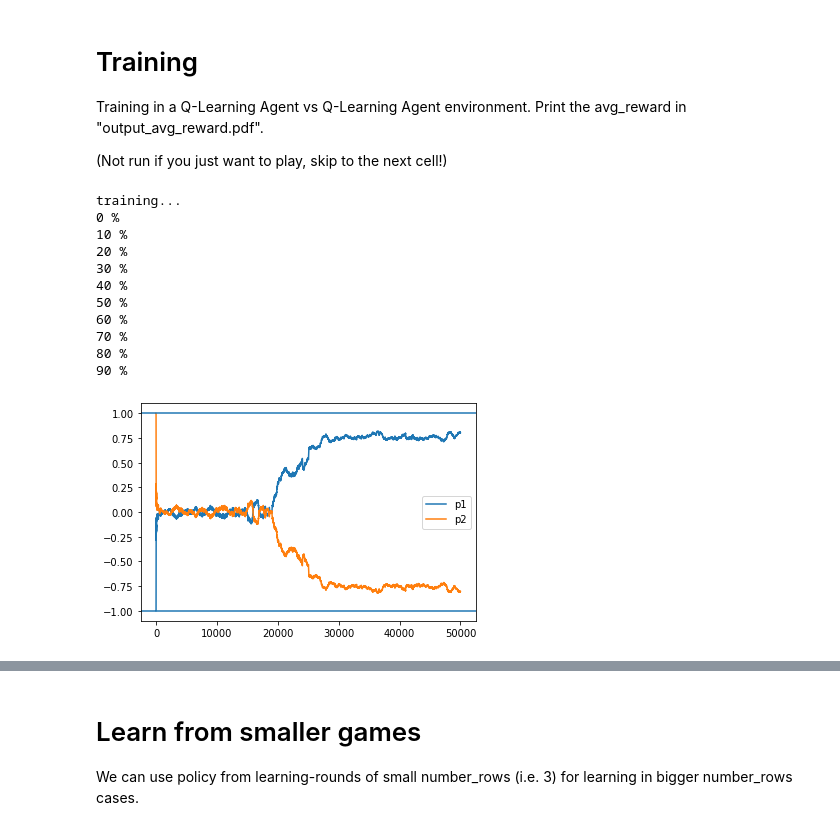
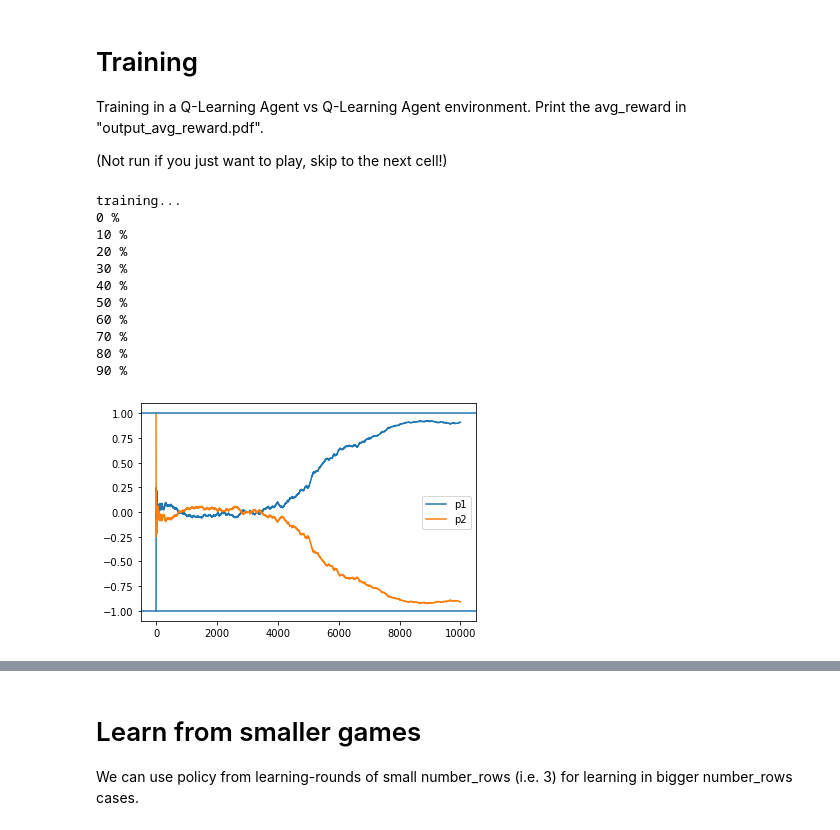
Before and after one commit to danielececcarelli/Transfer-RL-NIM, a Jupyter notebook: nim_final.ipynb, the cells around one changed output, grey strips where cells are left out. Cells and saved outputs as stored; diff of their text form; code cells hidden in the pictures.

```diff
--- a/nim_final.ipynb
+++ b/nim_final.ipynb
@@ -114,7 +114,7 @@ class State:
         print('-------------')
 
     ### after all the rounds, plot the mean rewards ###
-    def plot_rewards(self, p1, p2, num_rows):
+    def plot_rewards(self, p1, p2, num_rows, previous_rows = 0):
         avg_rew_1 = []
         avg_rew_2 = []
 
@@ -129,8 +129,13 @@ class State:
         plt.axhline(y=1, xmin=0, xmax=n)#, label = "1")
         plt.axhline(y=-1, xmin=0, xmax=n)#, label = "-1")
         plt.legend()
-        # save the figure in output_avg_reward_'num_rows'.pdf
-        string_fig = 'output_avg_reward_' + str(num_rows) + '.pdf'
+        # save the figure in output_avg_reward.png
+        string_fig = 'images/output_avg_reward_' + str(num_rows) + '_' + str(n) + '_games'
+
+        if(previous_rows > 0):
+            string_fig = string_fig + '_from' + str(previous_rows)
+
+        string_fig += '.png'
         plt.savefig(string_fig)
 # %% [markdown]
 # Classes of Player (computer) and HumanPlayer
@@ -215,8 +220,14 @@ class Player:
         self.states = []
 
     # save the current policy (after the training part)
-    def savePolicy(self, n):
-        fw = open('policy_' + str(self.name) + '_' + str(n), 'wb')
+    def savePolicy(self, n, previous_case = 0):
+        str_policy = 'policy/policy_' + str(self.name) + '_' + str(n)
+
+        if(previous_case > 0):
+            str_policy += '_from'
+            str_policy += str(previous_case)
+
+        fw = open(str_policy, 'wb')
         pickle.dump(self.states_value, fw)
         fw.close()
 
@@ -291,8 +302,8 @@ class Nim:
 
     def learn_from_previous_cases(self, num_rows_previous_case, rounds):
         n = num_rows_previous_case
-        str1 = 'policy_p1_' + str(n)
-        str2 = 'policy_p2_' + str(n)
+        str1 = 'policy/policy_p1_' + str(n)
+        str2 = 'policy/policy_p2_' + str(n)
 
         if(n == self.State.number_rows):
             self.p1.loadPolicy(str1)
@@ -300,10 +311,10 @@ class Nim:
         elif(n < self.State.number_rows):
             self.p1.loadPolicy_from_previous_cases(str1, n, self.State.number_rows)
             self.p2.loadPolicy_from_previous_cases(str2, n, self.State.number_rows)
-            self.learn(rounds)
+            self.learn(rounds, num_rows_previous_case)
 
     # play a game between two computer
-    def learn(self, rounds=10000):
+    def learn(self, rounds=10000, previous_case = 0):
 
         for i in range(rounds): # number of games
 
@@ -369,7 +380,7 @@ class Nim:
                     # switch to player 1
                     self.State.playerSymbol = 1
 
-        self.State.plot_rewards(self.p1, self.p2, self.State.number_rows)
+        self.State.plot_rewards(self.p1, self.p2, self.State.number_rows, previous_case)
 
 
     # play with human
@@ -427,41 +438,44 @@ Training in a Q-Learning Agent vs Q-Learning Agent environment. Print the avg_re
 
 (Not run if you just want to play, skip to the next cell!)
 # %%
-n_games = 50000
+n_games = 10000
 
 # 2 computer player
-p1 = Player("p1") # default parameters
-p2 = Player("p2")
+p1 = Player("p1", epsilon_min = 0.01) # default parameters
+p2 = Player("p2", epsilon_min = 0.01)
 
 # number of rows
-n_rows = 5
+n_rows = 6
 
 # build the board state
 st = State(n_rows)
 
 # build the game
 nim = Nim(st, p1, p2)
 
 # play n_games
 print("training...")
 nim.learn(n_games)
 
+
 # save the policy
 p1.savePolicy(n_rows)
 p2.savePolicy(n_rows)
+
+win6 = p1.win_games
 # %% [output]
 training...
 0 %
 10 %
 20 %
 30 %
 40 %
 50 %
 60 %
 70 %
 80 %
 90 %
-[figure, old version]
+[figure, new version]
 # %% [markdown]
 # Let's play!
 
```
Also changed, not shown: parts of 6 cells of this notebook, 26 other files.
